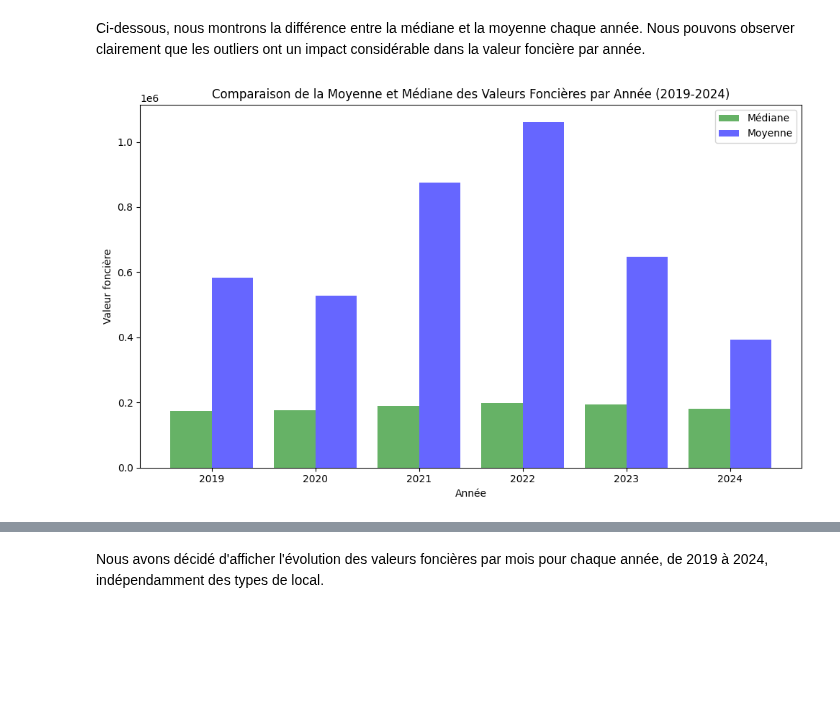
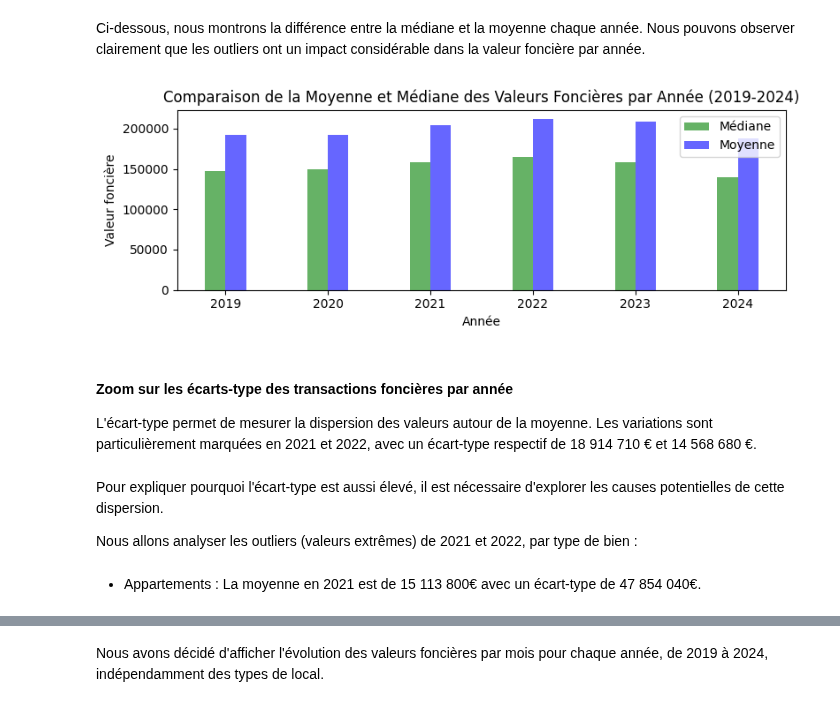
Before and after one commit to Kal3idoscope/Land-data-analysis-French-market, a Jupyter notebook: trends_forecast_.ipynb, the cells around one changed output, grey strips where cells are left out. Cells and saved outputs as stored; diff of their text form; code cells hidden in the pictures; blank space fills up the shorter version.

```diff
--- a/trends_forecast_.ipynb
+++ b/trends_forecast_.ipynb
@@ -32,8 +23,8 @@ df_tf.head()
 # %%
 df_clean = df_tf[
-    (df_tf['Valeur fonciere'] > 0) &
+    (df_tf['Valeur fonciere'] > 1000) &
     (
-        (df_tf['Surface reelle bati'] > 0) & (df_tf['Nombre pieces principales'] > 0) |
+        (df_tf['Surface reelle bati'] > 0) & (df_tf['Nombre pieces principales'] > 0) |(df_tf['Surface terrain']>10) |
         (df_tf['Type local'].isin(['Maison','Appartement','Local industriel. commercial ou assimilé','Dépendance']))
     )
 ]
@@ -154,6 +107,7 @@ high_value_properties_sorted = high_values.sort_values('Valeur fonciere', ascend
 # %% [markdown]
 ### Outliers ###
 # %%
+import numpy as np
 Q1 = df_clean['Valeur fonciere'].quantile(0.25)
 Q3 = df_clean['Valeur fonciere'].quantile(0.75)
 IQR = Q3 - Q1
@@ -161,7 +115,9 @@ IQR = Q3 - Q1
 lower_bound = Q1 - 1.5 * IQR
 upper_bound = Q3 + 1.5 * IQR
 
+df_clean['Valeur fonciere log'] = df_clean['Valeur fonciere'].apply(lambda x: np.log(x + 1))  # +1 pour éviter log(0)
+
 outliers = df_clean[(df_clean['Valeur fonciere'] < lower_bound) |
                     (df_clean['Valeur fonciere'] > upper_bound)]
-print(outliers)
+outliers.groupby(['Annee', 'Type local'])['Valeur fonciere'].agg(['count', 'mean', 'std'])
 # %% [output]
@@ -189,6 +146,5 @@ D'autre part, nous créeons un Data Frame qui exclut les outliers, un autre Data
 # %%
 median_value = df_clean['Valeur fonciere'].median()
 df_wo_outliers= df_clean.copy()
-df_wo_outliers.loc[df_clean['Valeur fonciere'] > upper_bound, 'Valeur fonciere'] = median_value
-outlier_data = df_clean[(df_clean['Valeur fonciere'] > upper_bound) |
-                        (df_clean['Valeur fonciere'] < lower_bound)]
+df_clean['Valeur fonciere'] = np.where(df_clean['Valeur fonciere'] > upper_bound, upper_bound, df_clean['Valeur fonciere'])
+df_clean['Valeur fonciere'] = np.where(df_clean['Valeur fonciere'] < lower_bound, lower_bound, df_clean['Valeur fonciere'])
@@ -355,20 +313,31 @@ En 2021, la moyenne des valeurs foncières augmente fortement (+65,65%) par rapp
 Ci-dessous, nous montrons la différence entre la médiane et la moyenne chaque année. Nous pouvons observer clairement que les outliers ont un impact considérable dans la valeur foncière par année.
 # %%
 def plot_comparaison_moyenne_médiane():
-    plt.figure(figsize=(10, 6))
+    plt.figure(figsize=(8, 3))
     # Placer la médiane et la moyenne côte à côte
     x = mean_peryear['Annee']
-    offset = 0.2
+    offset = 0.1
     plt.bar(x - offset, median_peryear['Valeur fonciere'], width=offset * 2, label='Médiane', color='green', alpha=0.6)
     plt.bar(x + offset, mean_peryear['Valeur fonciere'], width=offset * 2, label='Moyenne', color='blue', alpha=0.6)
     plt.title('Comparaison de la Moyenne et Médiane des Valeurs Foncières par Année (2019-2024)')
     plt.xlabel('Année')
     plt.ylabel('Valeur foncière')
     plt.legend()
 
     plt.tight_layout()
     plt.show()
 
 plot_comparaison_moyenne_médiane()
 # %% [output]
-[figure, old version]
+[figure, new version]
+# %% [markdown]
+#### Zoom sur les écarts-type des transactions foncières par année ####
+
+L'écart-type permet de mesurer la dispersion des valeurs autour de la moyenne. Les variations sont particulièrement marquées en 2021 et 2022, avec un écart-type respectif de 18 914 710 € et 14 568 680 €.
+# %% [markdown]
+Pour expliquer pourquoi l'écart-type est aussi élevé, il est nécessaire d'explorer les causes potentielles de cette dispersion.
+
+Nous allons analyser les outliers (valeurs extrêmes) de 2021 et 2022, par type de bien :
+# %% [markdown]
+- Appartements :
+La moyenne en 2021 est de 15 113 800€ avec un écart-type de 47 854 040€.
```
Also changed, not shown: parts of 24 cells of this notebook.
